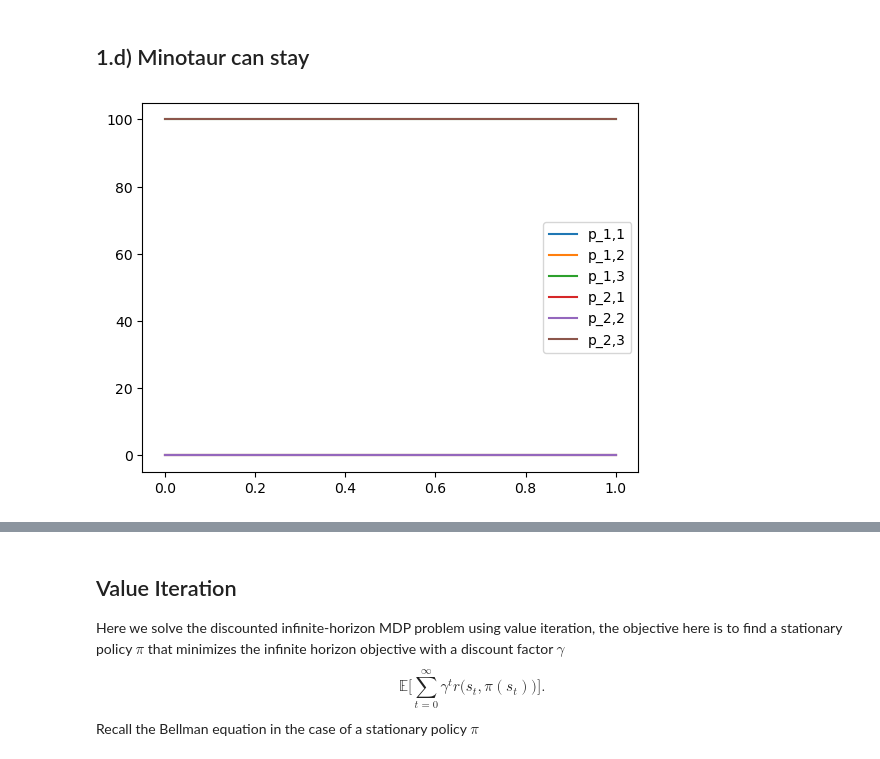
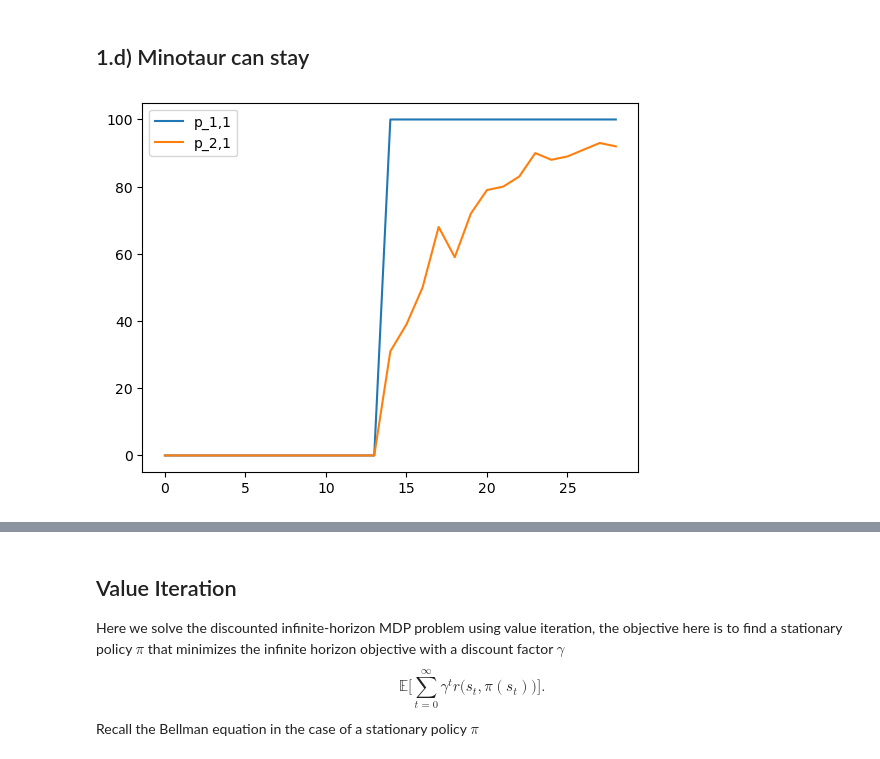
Before and after one commit to jannikwagner/el2805_labs, a Jupyter notebook: lab1/lab0_p1_p2.ipynb, the cells around one changed output, grey strips where cells are left out. Cells and saved outputs as stored; diff of their text form; code cells hidden in the pictures.

```diff
--- a/lab1/lab0_p1_p2.ipynb
+++ b/lab1/lab0_p1_p2.ipynb
@@ -89,18 +89,12 @@ def monte_carlo(env, policy, n):
     method = 'DynProg';
     start  = (0,0);
     n_win = 0
-    n_eaten = 0
-    n_else = 0
     for i in range(n):
         path = env.simulate(start, policy, method);
         end_state = path[-1]
         if env.win(env.map[end_state]):
             n_win += 1
-        elif env.eaten(env.map[end_state]):
-            n_eaten += 1
-        else:
-            n_else += 1
-    return n_win, n_eaten, n_else
+    return n_win/n
 # %%
 def compare_simultaneous(maze, horizon, n):
     print("simultaneous")
@@ -237,9 +227,9 @@ outcomes = compare_minotaur_can_stay(maze, 30, 100)
 # %%
 import matplotlib.pyplot as plt
 for i in range(2):
-    for j in range(3):
-        plt.plot(outcomes[:,i,j], label="p_{},{}".format(i+1, j+1))
+    j = 0
+    plt.plot(outcomes[:,i,j], label="p_{},{}".format(i+1, j+1))
 plt.legend()
 plt.show()
 # %% [output]
-[figure, old version]
+[figure, new version]
```
Also changed, not shown: parts of 9 cells of this notebook, 4 other files.
